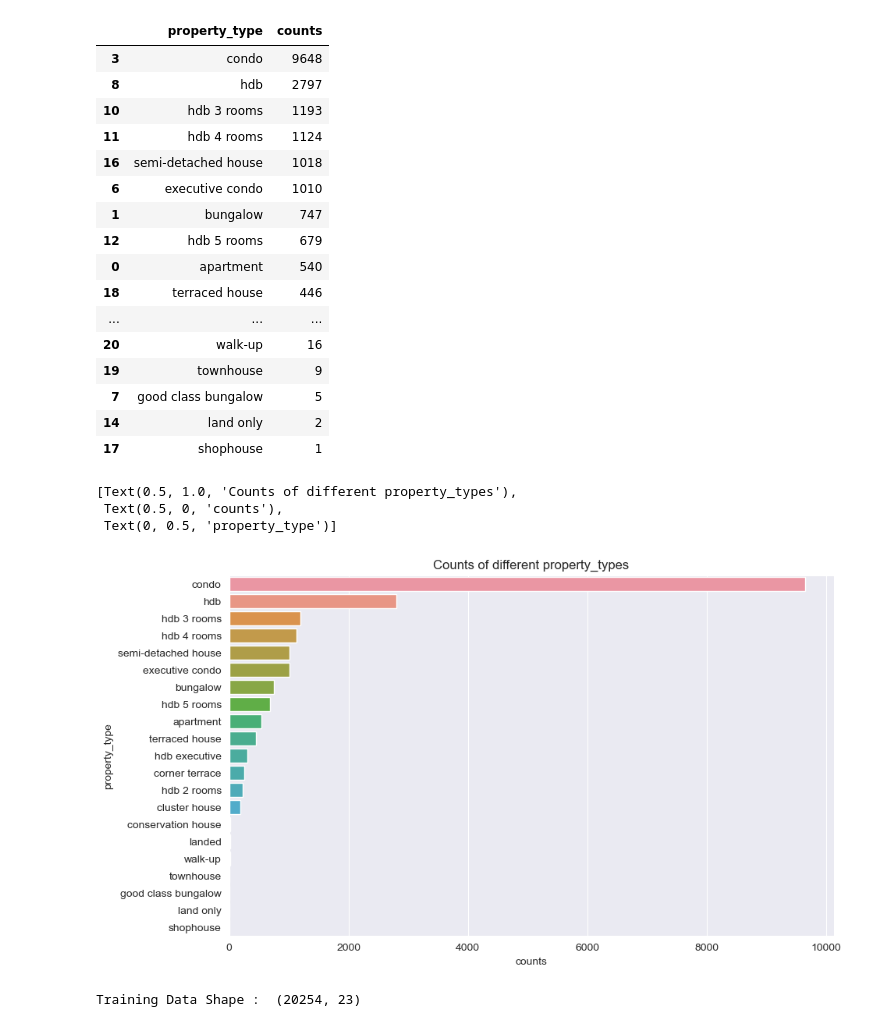
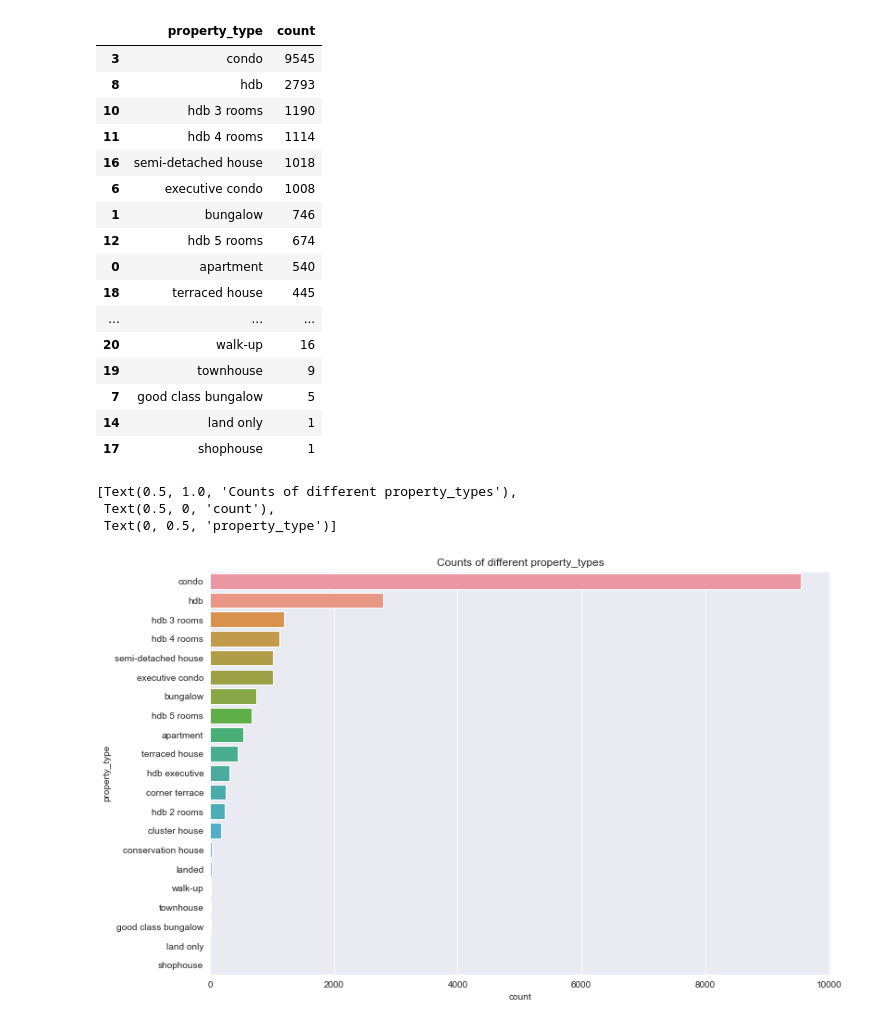
Before and after one commit to atul1696/cs5228-project, a Jupyter notebook: Data_Visualizations.ipynb, the cells around one changed output. Cells and saved outputs as stored; diff of their text form; code cells hidden in the pictures.

```diff
--- a/Data_Visualizations.ipynb
+++ b/Data_Visualizations.ipynb
@@ -18,0 +24,2 @@ testX, _ = read_csv('data/test.csv')
+# %%
+trainX, trainY = preprocess_data_for_visualization(trainX, trainY, testX)
@@ -22,7 +38,6 @@ column_names = list(trainX.columns.values)
 column_names.append('price')
 train_X_Y = pd.concat([trainX, df_trainY],axis=1, ignore_index=True, sort=False)
 train_X_Y.columns = column_names
-train_X_Y = convert_to_lowercase(train_X_Y)
 # %%
 train_X_Y.head()
 # %% [output]
@@ -77,30 +91,30 @@ df_property_type_counts.sort_values(by=['count'], ascending=False, inplace=True)
 # %%
 df_property_type_counts.head(100)
 # %% [output]
-|  | property_type | counts |
-| 3 | condo | 9648 |
-| 8 | hdb | 2797 |
-| 10 | hdb 3 rooms | 1193 |
-| 11 | hdb 4 rooms | 1124 |
+|  | property_type | count |
+| 3 | condo | 9545 |
+| 8 | hdb | 2793 |
+| 10 | hdb 3 rooms | 1190 |
+| 11 | hdb 4 rooms | 1114 |
 | 16 | semi-detached house | 1018 |
-| 6 | executive condo | 1010 |
-| 1 | bungalow | 747 |
-| 12 | hdb 5 rooms | 679 |
+| 6 | executive condo | 1008 |
+| 1 | bungalow | 746 |
+| 12 | hdb 5 rooms | 674 |
 | 0 | apartment | 540 |
-| 18 | terraced house | 446 |
+| 18 | terraced house | 445 |
 | ... | ... | ... |
 | 20 | walk-up | 16 |
 | 19 | townhouse | 9 |
 | 7 | good class bungalow | 5 |
-| 14 | land only | 2 |
+| 14 | land only | 1 |
 | 17 | shophouse | 1 |
 # %%
-plt.figure(figsize=(10, 6))
+plt.figure(figsize=(12, 8))
 ax = sns.barplot(data=df_property_type_counts, y='property_type', x='count', orient='h')
 ax.set(title='Counts of different property_types', xlabel='count', ylabel='property_type')
 # ax.bar_label(ax.containers[0])
 # %% [output]
 [Text(0.5, 1.0, 'Counts of different property_types'),
- Text(0.5, 0, 'counts'),
+ Text(0.5, 0, 'count'),
  Text(0, 0.5, 'property_type')]
-[figure, old version]
+[figure, new version]
@@ -110,4 +120,0 @@ testX, _ = read_csv('data/test.csv')
-# %%
-trainX, trainY, testX = preprocess_data_for_classification(trainX, trainY, testX, perform_one_hot_encoding=False)
-# %% [output]
-Training Data Shape :  (20254, 23)
```
Also changed, not shown: parts of 27 cells of this notebook.
